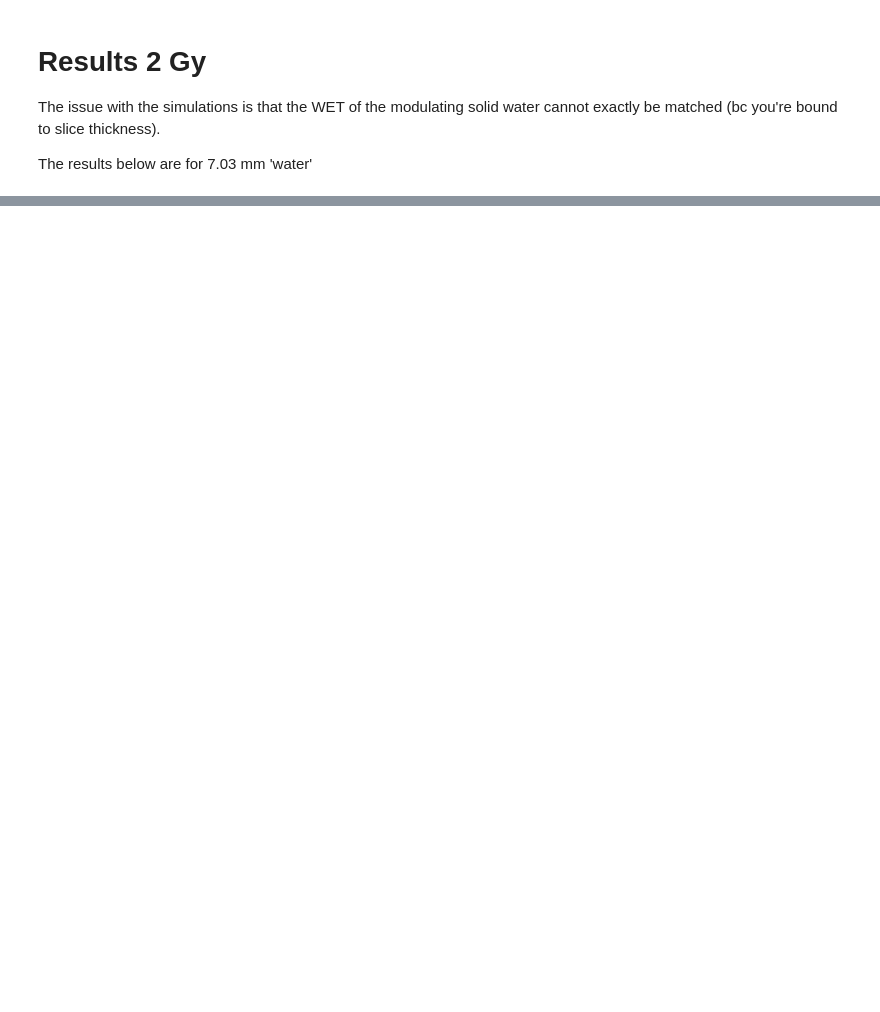
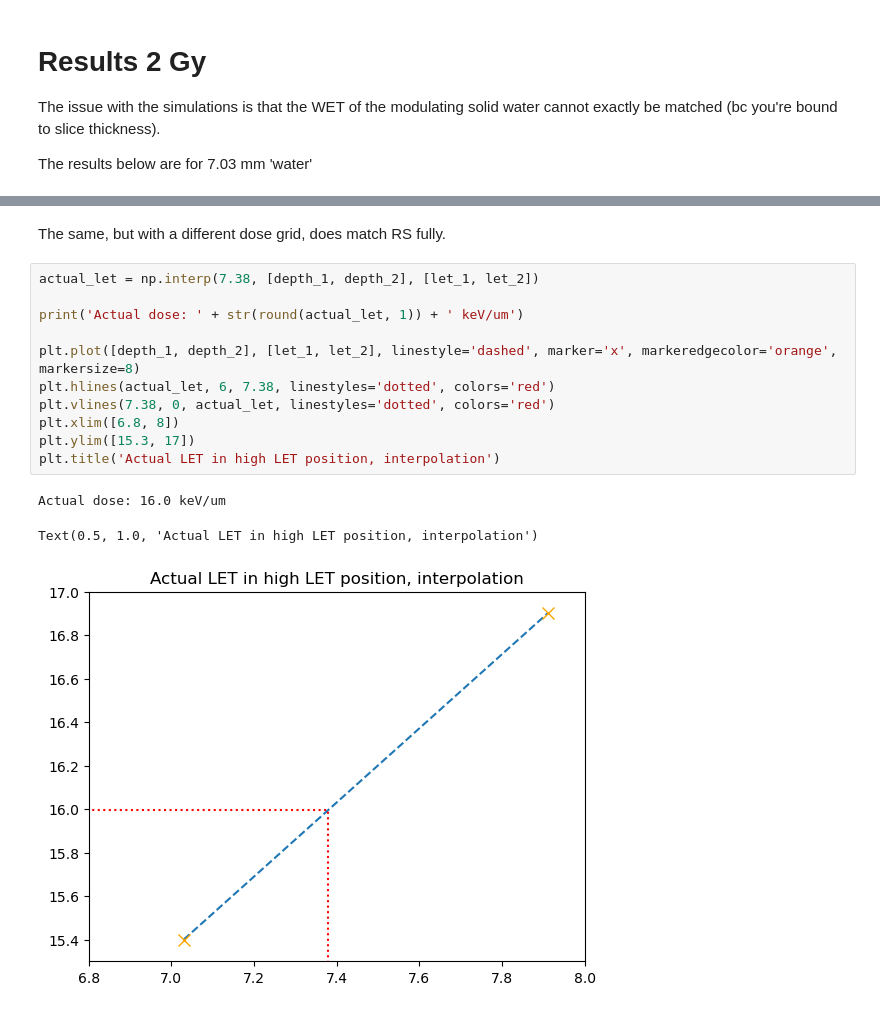
Before and after one commit to BrittHaanen15/Thesis_project, a Jupyter notebook: Python codes/Analysis of RayStation simulation.ipynb, the cells around one changed output, grey strips where cells are left out. Saved outputs shown, nothing was run; the diff lists cells and outputs as text; blank space fills up the shorter version.

```diff
--- a/Python codes/Analysis of RayStation simulation.ipynb
+++ b/Python codes/Analysis of RayStation simulation.ipynb
@@ -195,0 +249,17 @@ Min LET: 12.07 keV/um
+# %% [markdown]
+The same, but with a different dose grid, does match RS fully.
+# %%
+actual_let = np.interp(7.38, [depth_1, depth_2], [let_1, let_2])
+
+print('Actual dose: ' + str(round(actual_let, 1)) + ' keV/um')
+
+plt.plot([depth_1, depth_2], [let_1, let_2], linestyle='dashed', marker='x', markeredgecolor='orange', markersize=8)
+plt.hlines(actual_let, 6, 7.38, linestyles='dotted', colors='red')
+plt.vlines(7.38, 0, actual_let, linestyles='dotted', colors='red')
+plt.xlim([6.8, 8])
+plt.ylim([15.3, 17])
+plt.title('Actual LET in high LET position, interpolation')
+# %% [output]
+Actual dose: 16.0 keV/um
+Text(0.5, 1.0, 'Actual LET in high LET position, interpolation')
+[figure, added]
```
Also changed, not shown: parts of 7 cells of this notebook, 3 other files.
